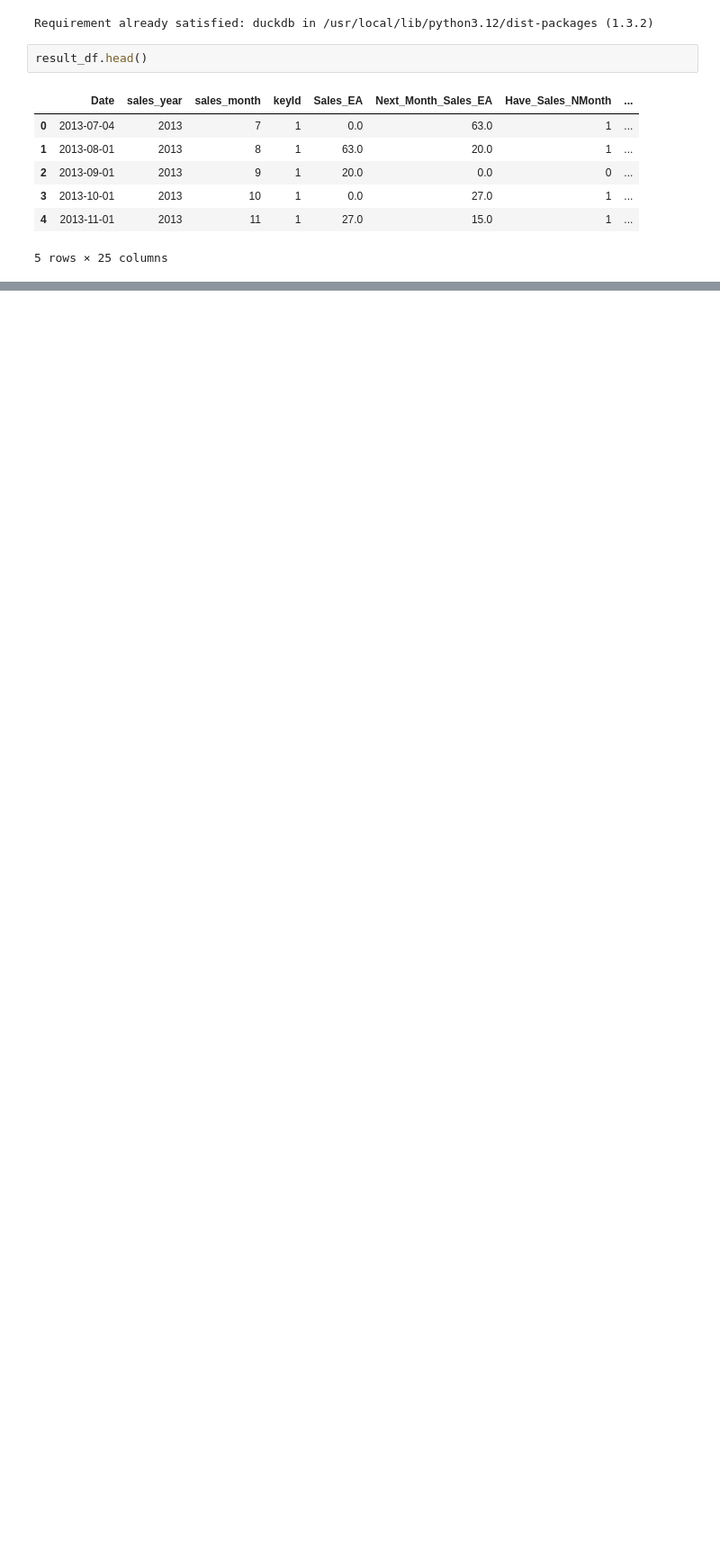
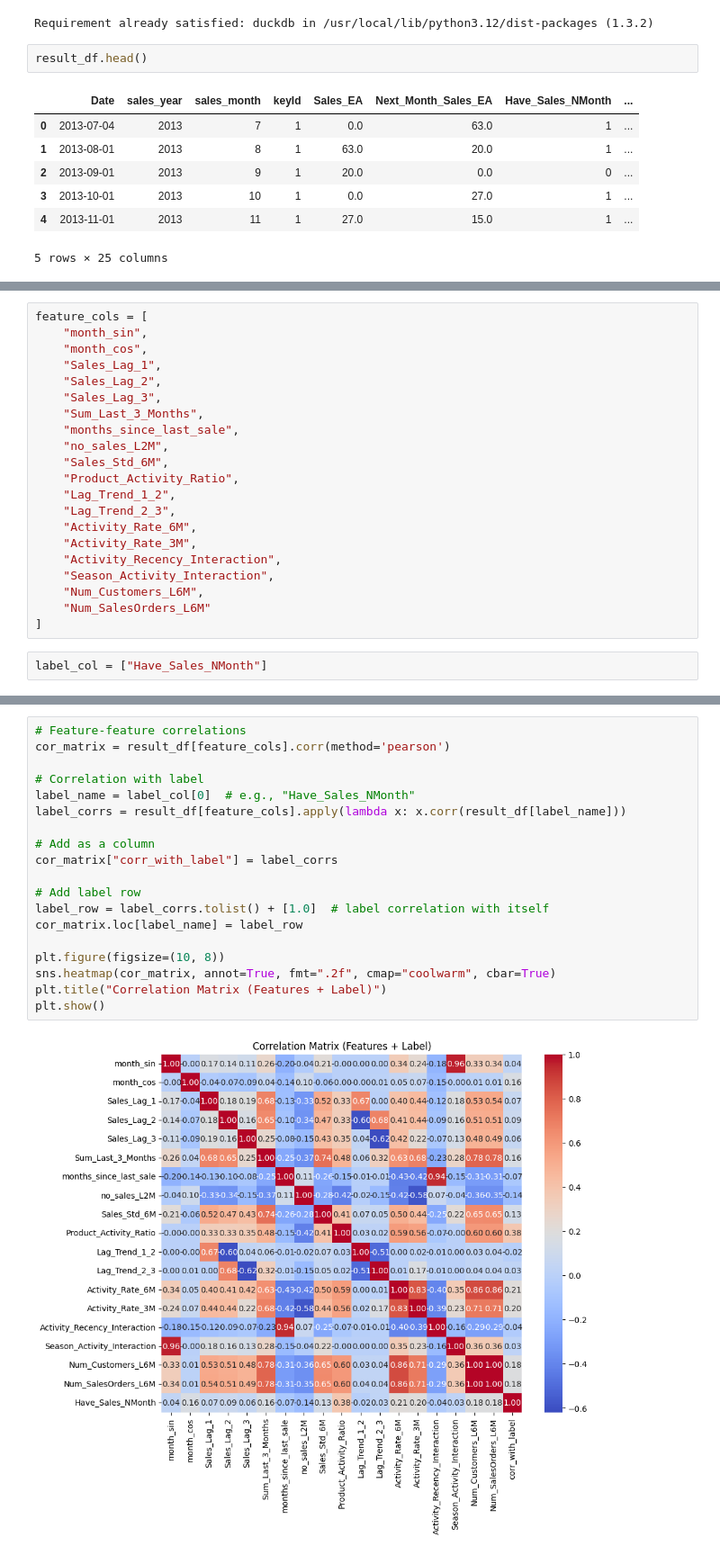
Before and after one commit to andreydesousa92-byte/ML_models, a Jupyter notebook: Intermitent_Sales_Classification.ipynb, the cells around one changed output, grey strips where cells are left out. Shown at 90% size. Saved outputs shown, nothing was run; the diff lists cells and outputs as text; blank space fills up the shorter version.

Commit message:
Analysis and Correlation Matrix

```diff
--- a/Intermitent_Sales_Classification.ipynb
+++ b/Intermitent_Sales_Classification.ipynb
@@ -317,0 +320,23 @@ result_df.head()
+# %%
+feature_cols = [
+    "month_sin",
+    "month_cos",
+    "Sales_Lag_1",
+    "Sales_Lag_2",
+    "Sales_Lag_3",
+    "Sum_Last_3_Months",
+    "months_since_last_sale",
+    "no_sales_L2M",
+    "Sales_Std_6M",
+    "Product_Activity_Ratio",
+    "Lag_Trend_1_2",
+    "Lag_Trend_2_3",
+    "Activity_Rate_6M",
+    "Activity_Rate_3M",
+    "Activity_Recency_Interaction",
+    "Season_Activity_Interaction",
+    "Num_Customers_L6M",
+    "Num_SalesOrders_L6M"
+]
+# %%
+label_col = ["Have_Sales_NMonth"]
@@ -317,0 +411,21 @@ result_df.head()
+# %%
+# Feature-feature correlations
+cor_matrix = result_df[feature_cols].corr(method='pearson')
+
+# Correlation with label
+label_name = label_col[0]  # e.g., "Have_Sales_NMonth"
+label_corrs = result_df[feature_cols].apply(lambda x: x.corr(result_df[label_name]))
+
+# Add as a column
+cor_matrix["corr_with_label"] = label_corrs
+
+# Add label row
+label_row = label_corrs.tolist() + [1.0]  # label correlation with itself
+cor_matrix.loc[label_name] = label_row
+
+plt.figure(figsize=(10, 8))
+sns.heatmap(cor_matrix, annot=True, fmt=".2f", cmap="coolwarm", cbar=True)
+plt.title("Correlation Matrix (Features + Label)")
+plt.show()
+# %% [output]
+[figure, added]
```
Also changed, not shown: parts of 12 cells of this notebook.
